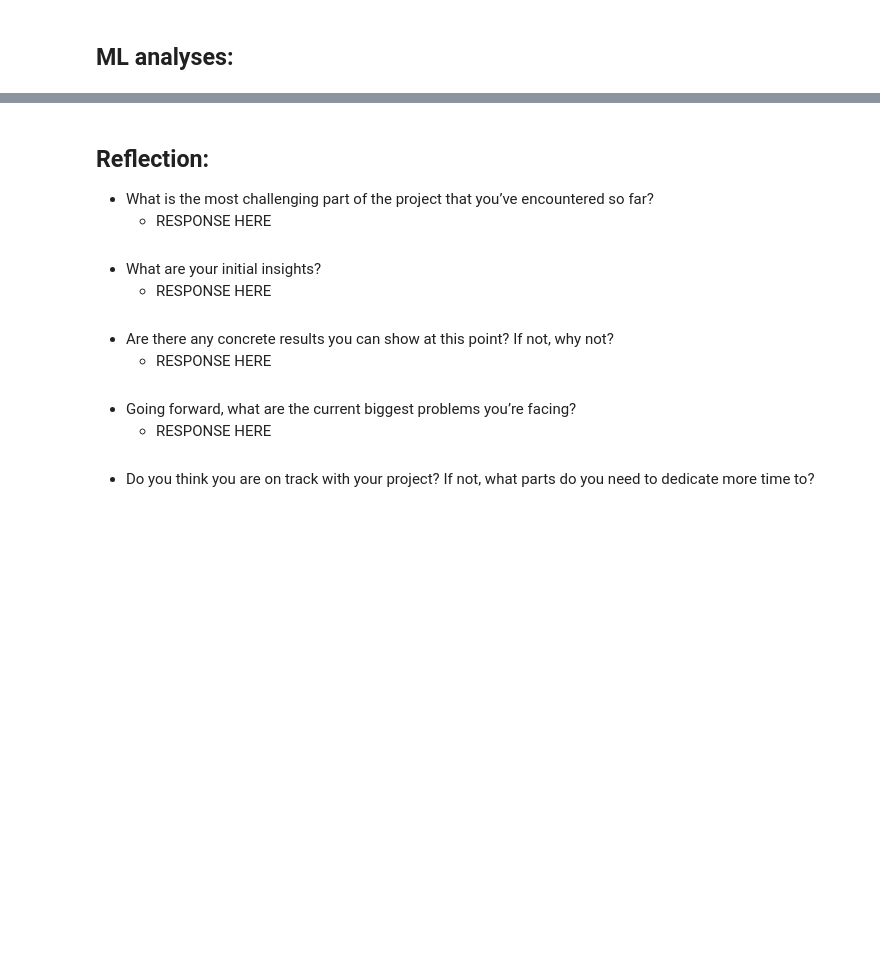
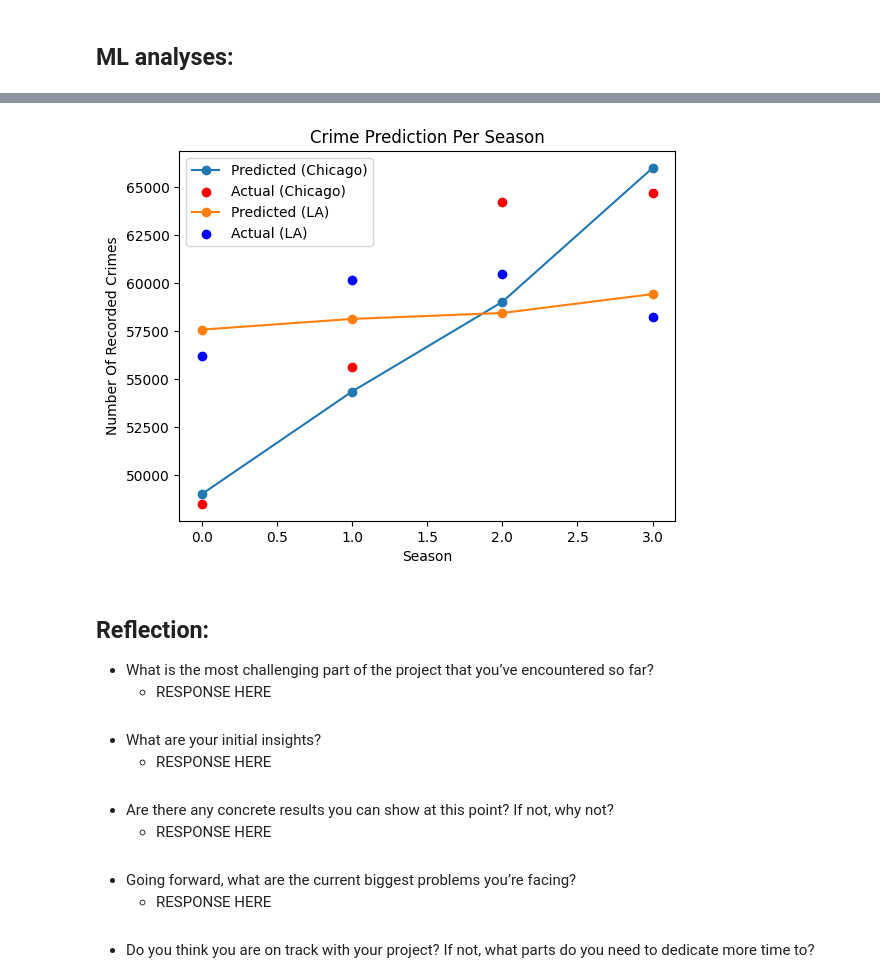
Before and after one commit to chi-city/CS418-Group-Project, a Jupyter notebook: progress_report.ipynb, the cells around one changed output, grey strips where cells are left out. Cells and saved outputs as stored; diff of their text form; code cells hidden in the pictures; blank space fills up the shorter version.

```diff
--- a/progress_report.ipynb
+++ b/progress_report.ipynb
@@ -413,0 +494,81 @@ Total crime found in specified radius: 1135
+# %%
+# Extract features and target for Chicago
+features_chicago = np.array(list(chicago_seasonal_crime_values.keys()))
+target_chicago = np.array(list(chicago_seasonal_crime_values.values()))
+
+# Extract features and target for Los Angeles
+features_la = np.array(list(la_seasonal_crime_values.keys()))
+target_la = np.array(list(la_seasonal_crime_values.values()))
+
+# Encode seasons as integers
+season_mapping = {"Winter": 0, "Spring": 1, "Summer": 2, "Fall": 3}
+features_chicago_encoded = np.vectorize(season_mapping.get)(features_chicago)
+features_la_encoded = np.vectorize(season_mapping.get)(features_la)
+
+# Reshape the data for TensorFlow
+X_train_chicago = features_chicago_encoded.reshape(-1, 1)
+y_train_chicago = target_chicago.reshape(-1, 1)
+
+X_train_la = features_la_encoded.reshape(-1, 1)
+y_train_la = target_la.reshape(-1, 1)
+
+# Normalize the target values
+scaler_target_chicago = MinMaxScaler()
+y_train_chicago_normalized = scaler_target_chicago.fit_transform(y_train_chicago)
+
+scaler_target_la = MinMaxScaler()
+y_train_la_normalized = scaler_target_la.fit_transform(y_train_la)
+
+# Standardize the features
+scaler_chicago = StandardScaler()
+X_train_chicago_scaled = scaler_chicago.fit_transform(X_train_chicago)
+
+scaler_la = StandardScaler()
+X_train_la_scaled = scaler_la.fit_transform(X_train_la)
+
+# Build a more complex neural network model for Chicago
+model_chicago = tf.keras.Sequential([
+    tf.keras.layers.Dense(20, activation='relu', input_shape=(1,)),
+    tf.keras.layers.Dense(10, activation='relu'),
+    tf.keras.layers.Dense(1)
+])
+
+model_chicago.compile(optimizer='adam', loss='mean_squared_error')
+
+# Train the model for Chicago
+model_chicago.fit(X_train_chicago_scaled, y_train_chicago_normalized, epochs=100, batch_size=8, verbose=0)
+
+# Build a simple neural network model for Los Angeles
+model_la = tf.keras.Sequential([
+    tf.keras.layers.Dense(20, activation='relu', input_shape=(1,)),
+    tf.keras.layers.Dense(10, activation='relu'),
+    tf.keras.layers.Dense(1)
+])
+
+model_la.compile(optimizer='adam', loss='mean_squared_error')
+
+# Train the model for Los Angeles
+model_la.fit(X_train_la_scaled, y_train_la_normalized, epochs=100, batch_size=8, verbose=0)
+
+# Make predictions for Chicago and denormalize
+predictions_chicago_normalized = model_chicago.predict(X_train_chicago_scaled)
+predictions_chicago = scaler_target_chicago.inverse_transform(predictions_chicago_normalized)
+
+# Make predictions for Los Angeles and denormalize
+predictions_la_normalized = model_la.predict(X_train_la_scaled)
+predictions_la = scaler_target_la.inverse_transform(predictions_la_normalized)
+
+# Plot the actual and predicted crime counts for Chicago
+plt.plot(features_chicago_encoded, predictions_chicago, marker='o', label='Predicted (Chicago)')
+plt.scatter(features_chicago_encoded, target_chicago, color='red', label='Actual (Chicago)')
+
+# Plot the actual and predicted crime counts for Los Angeles
+plt.plot(features_la_encoded, predictions_la, marker='o', label='Predicted (LA)')
+plt.scatter(features_la_encoded, target_la, color='blue', label='Actual (LA)')
+
+plt.xlabel("Season")
+plt.ylabel("Number Of Recorded Crimes")
+plt.legend()
+plt.title("Crime Prediction Per Season")
+plt.show()
+# %% [output]
@@ -414,3 +577,4 @@ Total crime found in specified radius: 1135
+[figure, added]
 # %% [markdown]
 ## Reflection:
 
```
Also changed, not shown: parts of 5 cells of this notebook, 1 other file.
